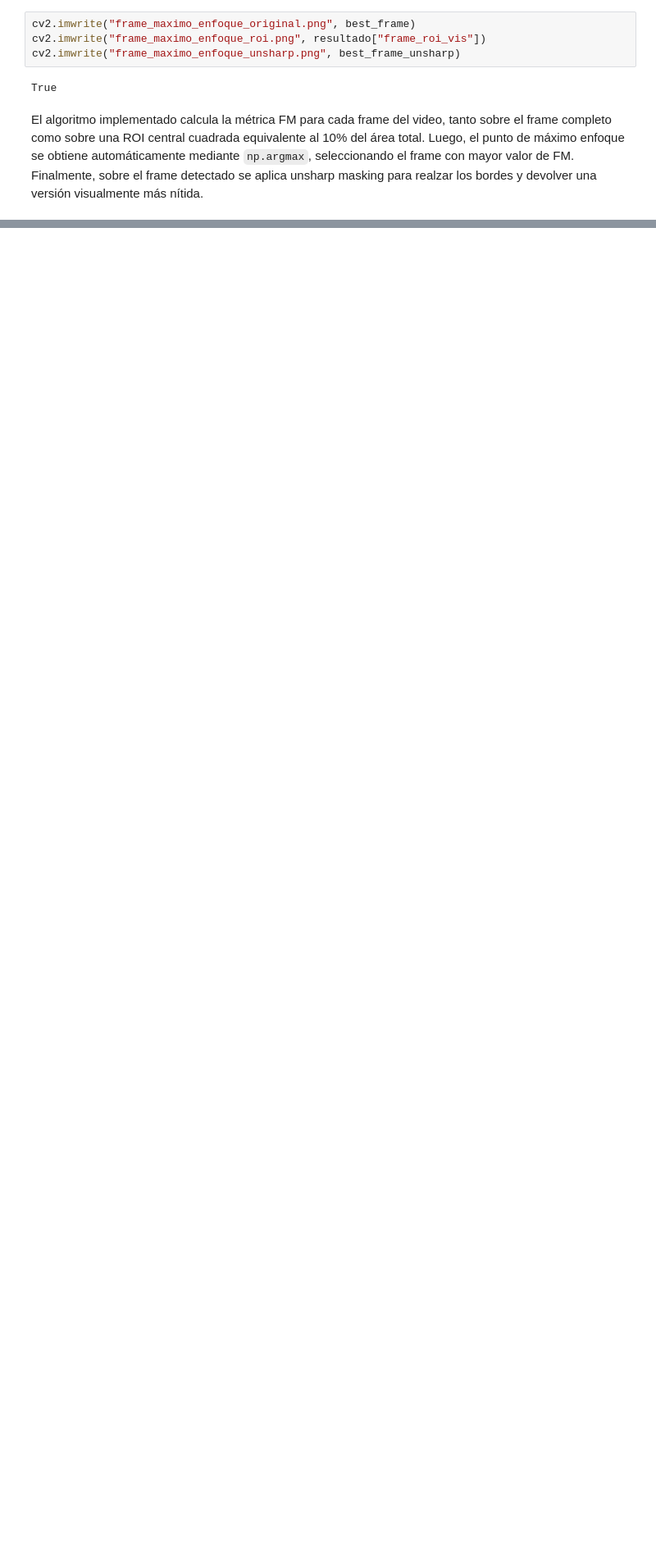
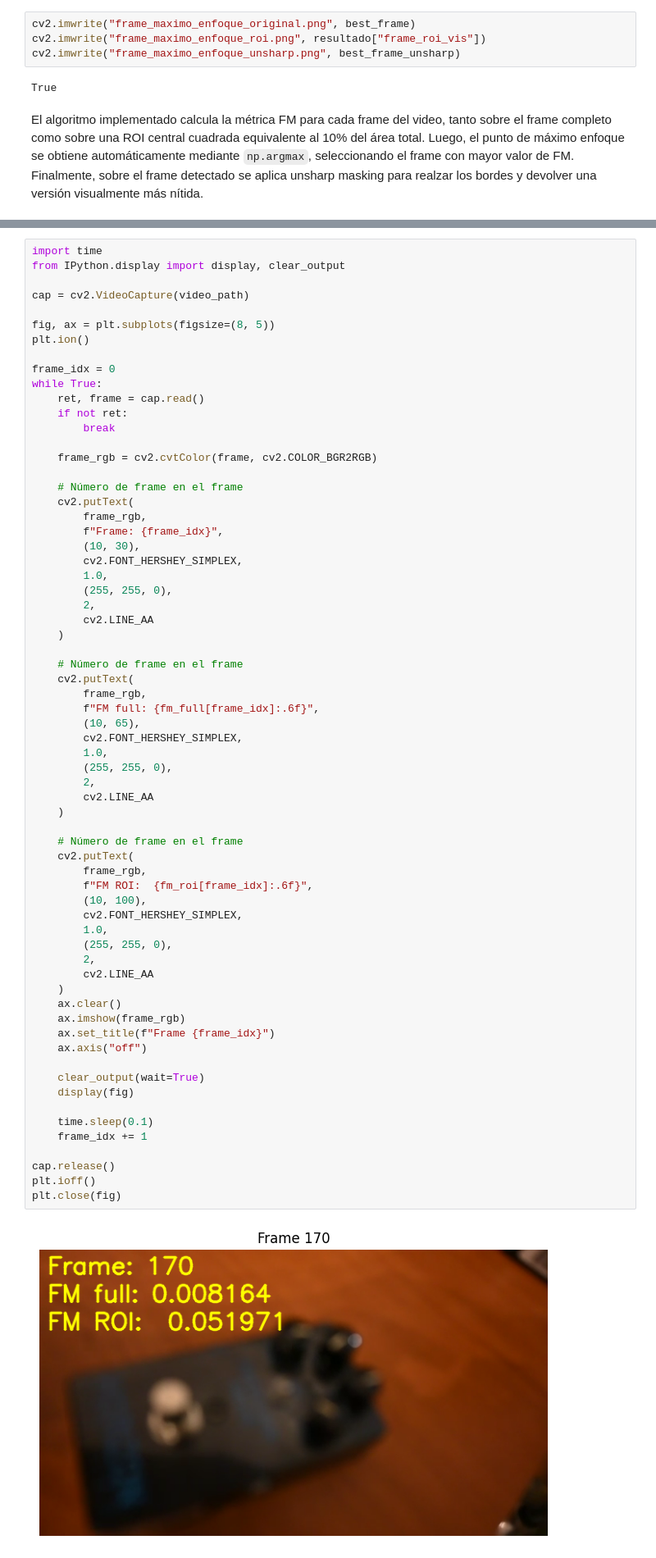
Before and after one commit to Gabriela-Sol/vision_computadora_I, a Jupyter notebook: Material_TPs/TP2/Resolucion_TP2.ipynb, the cells around one changed output, grey strips where cells are left out. Shown at 82% size. Drawn from its saved outputs; the diff is of its cells as text; blank space fills up the shorter version.

Commit message:
notebook corrido con verificacion sobre el video

```diff
--- a/Material_TPs/TP2/Resolucion_TP2.ipynb
+++ b/Material_TPs/TP2/Resolucion_TP2.ipynb
@@ -345,0 +348,68 @@ El algoritmo implementado calcula la métrica FM para cada frame del video, tant
+# %%
+import time
+from IPython.display import display, clear_output
+
+cap = cv2.VideoCapture(video_path)
+
+fig, ax = plt.subplots(figsize=(8, 5))
+plt.ion()
+
+frame_idx = 0
+while True:
+    ret, frame = cap.read()
+    if not ret:
+        break
+
+    frame_rgb = cv2.cvtColor(frame, cv2.COLOR_BGR2RGB)
+
+    # Número de frame en el frame
+    cv2.putText(
+        frame_rgb,
+        f"Frame: {frame_idx}",
+        (10, 30),
+        cv2.FONT_HERSHEY_SIMPLEX,
+        1.0,
+        (255, 255, 0),
+        2,
+        cv2.LINE_AA
+    )
+
+    # Número de frame en el frame
+    cv2.putText(
+        frame_rgb,
+        f"FM full: {fm_full[frame_idx]:.6f}",
+        (10, 65),
+        cv2.FONT_HERSHEY_SIMPLEX,
+        1.0,
+        (255, 255, 0),
+        2,
+        cv2.LINE_AA
+    )
+
+    # Número de frame en el frame
+    cv2.putText(
+        frame_rgb,
+        f"FM ROI:  {fm_roi[frame_idx]:.6f}",
+        (10, 100),
+        cv2.FONT_HERSHEY_SIMPLEX,
+        1.0,
+        (255, 255, 0),
+        2,
+        cv2.LINE_AA
+    )
+    ax.clear()
+    ax.imshow(frame_rgb)
+    ax.set_title(f"Frame {frame_idx}")
+    ax.axis("off")
+
+    clear_output(wait=True)
+    display(fig)
+
+    time.sleep(0.1)
+    frame_idx += 1
+
+cap.release()
+plt.ioff()
+plt.close(fig)
+# %% [output]
+[figure, added]
```
Also changed, not shown: parts of 1 cell of this notebook.
